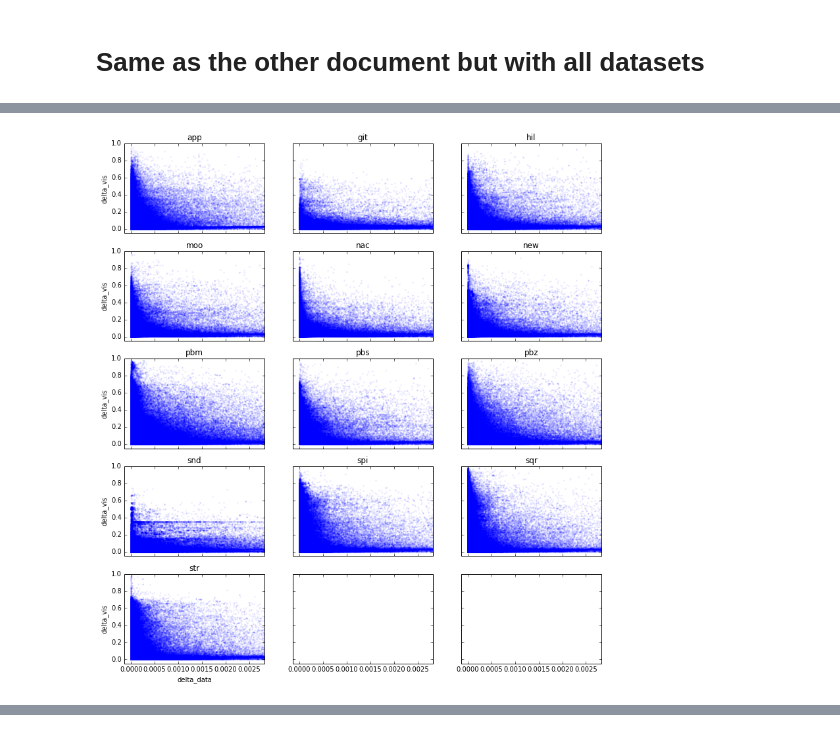
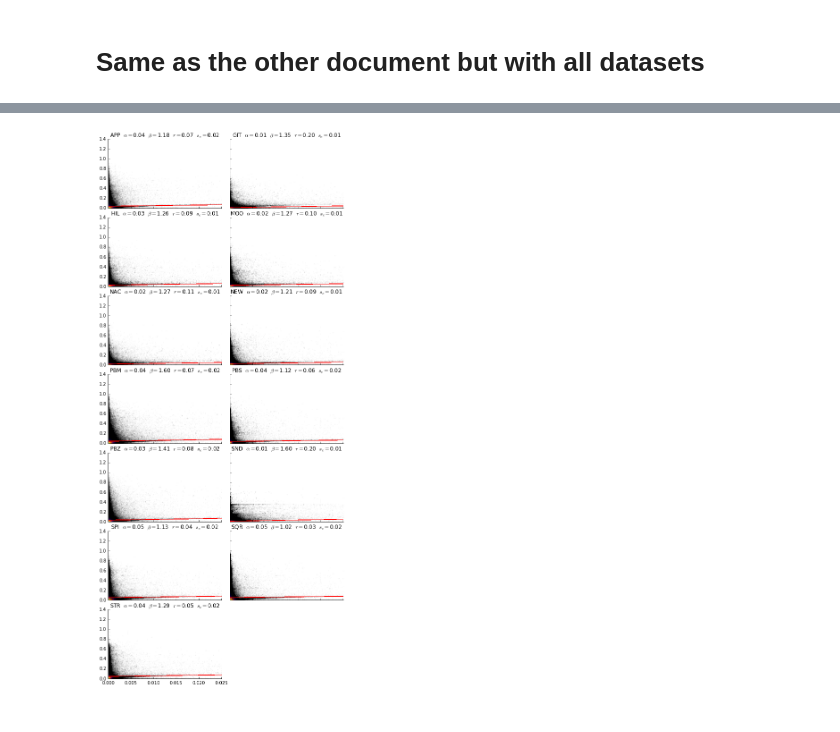
Before and after one commit to EduardoVernier/treemap-analysis, a Jupyter notebook: notebooks/ScatterDeltaAll.ipynb, the cells around one changed output, grey strips where cells are left out. Saved outputs shown, nothing was run; the diff lists cells and outputs as text; code cells hidden in the pictures.

```diff
--- a/notebooks/ScatterDeltaAll.ipynb
+++ b/notebooks/ScatterDeltaAll.ipynb
@@ -28,17 +38,68 @@ for dataset_id in Parser.list_datasets():
 # %%
 def cm2inch(value):
     return value/2.54
-# %%
-nrow = 5
-ncol = 3
-xlim = (df_tech_list[0]['delta_data']).quantile(0.99) # Remove the 0.1% outliers
-
-fig, axs = plt.subplots(nrow, ncol, sharex=True, sharey=True, figsize=(cm2inch(2*16.5), cm2inch(2*18)))
-for i, ax in enumerate(fig.axes):
-    if i < len(technique_list):
-        ax.set_title(technique_list[i])
-        df_tech_list[i].plot.scatter(x='delta_data', y='delta_vis', s=5, alpha=0.1, lw=0, ax=ax)
-        ax.set_xlim([-0.05*xlim, xlim])
-        ax.set_ylim([-0.05, 1])
-# %% [output]
-[figure, removed]
+# %%
+def make_colors(vals, cmap):
+    norm = Normalize(vmin=vals.min(), vmax=vals.max())
+    colors = [cm.ScalarMappable(norm=norm, cmap=cmap).to_rgba(val) for val in vals]
+    return colors
+# %%
+%%time
+from matplotlib.colors import LogNorm
+import random
+
+technique_list = Parser.list_techniques()
+nrow = 7
+ncol = 2
+fig, axs = plt.subplots(nrow, ncol, sharex=True, sharey=True, figsize=(cm2inch(20), cm2inch(2*22)))
+fig.delaxes(axs[6, 1])
+fig.tight_layout()
+xlim = (df_tech_list[0]['delta_data']).quantile(0.999) # Remove the 0.01% outliers
+
+for i, ax in enumerate(fig.axes):
+
+    df = df_tech_list[i]
+    # If there are too many points to handle, first we draw all of them in black (alpha),
+    # then subsample the space, perform kde, and draw the colored subsample
+    # over the original points
+    if len(df) > 10000:
+        matrix = df[['delta_data', 'delta_vis']].T.as_matrix()
+        ax.scatter(matrix[0], matrix[1], color='k', s=1, alpha=.02)
+
+        sample_size = 10000
+        matrix = df[['delta_data', 'delta_vis']].sample(sample_size).T.as_matrix()
+        dens = stats.gaussian_kde(matrix)
+        dens_pt = dens(matrix)
+        colours = make_colors(dens_pt, 'inferno')
+        ax.scatter(matrix[0], matrix[1], color=colours, s=3, alpha=.05)
+    else:
+        matrix = df[['delta_data', 'delta_vis']].T.as_matrix()
+        dens = stats.gaussian_kde(matrix)
+        dens_pt = dens(matrix)
+        colours = make_colors(dens_pt, 'inferno')
+        ax.scatter(matrix[0], matrix[1], color=colours, s=3, alpha=.25)
+
+    # Compute linear regression and draw regression line
+    slope, intercept, r_value, p_value, std_err = stats.linregress(df['delta_data'], df['delta_vis'])
+
+    line = np.poly1d([slope, intercept])(df['delta_data'])
+    ax.plot(df['delta_data'], line, 'r-', lw=.5)
+
+    title = technique_list[i].upper()
+    title += r"  $\alpha = $" + "{0:.2f}".format(intercept)
+    title += r"  $\beta = $" + "{0:.2f}".format(slope)
+    title += r"  $r = $" + "{0:.2f}".format(r_value)
+    title += r"  $s_e = $" + "{0:.2f}".format(std_err)
+    ax.set_title(title)
+
+    ax.spines['top'].set_visible(False)
+    ax.spines['right'].set_visible(False)
+    print(technique_list[i].upper())
+
+    ax.tick_params(axis='x', which='both', top='off')
+    ax.tick_params(axis='y', which='both', right='off')
+    ax.set_xlim(xmin=0, xmax=xlim)
+    ax.set_ylim(ymin=0)
+
+fig.savefig('all_scatter.png', format='png', dpi=800)
+# %% [output]
@@ -44,0 +121 @@ for i, ax in enumerate(fig.axes):
+[figure, added]
```
Also changed, not shown: parts of 8 cells of this notebook, 4 other files.
